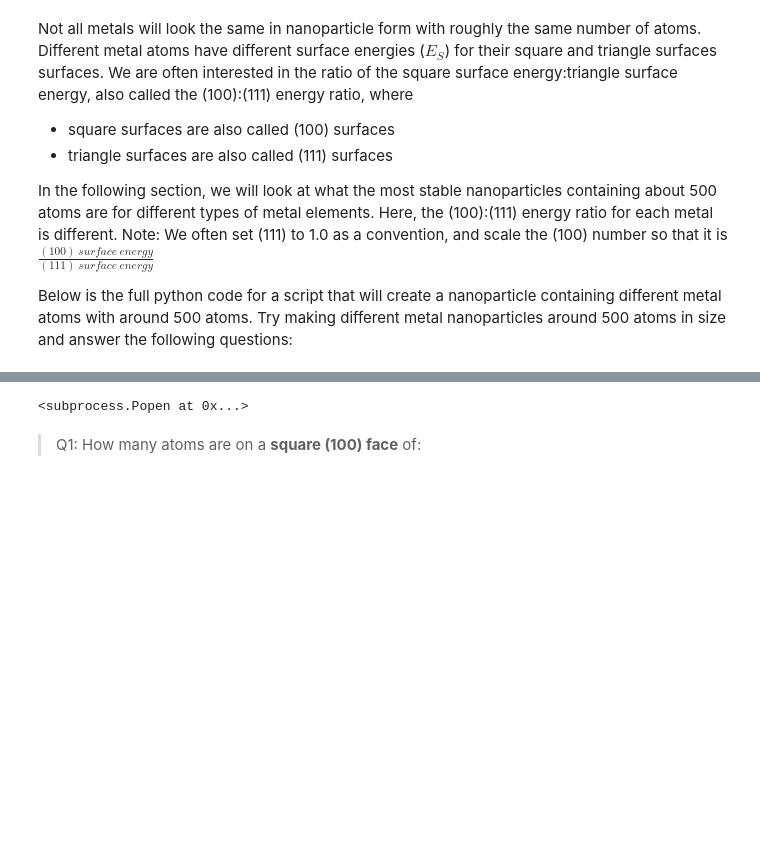
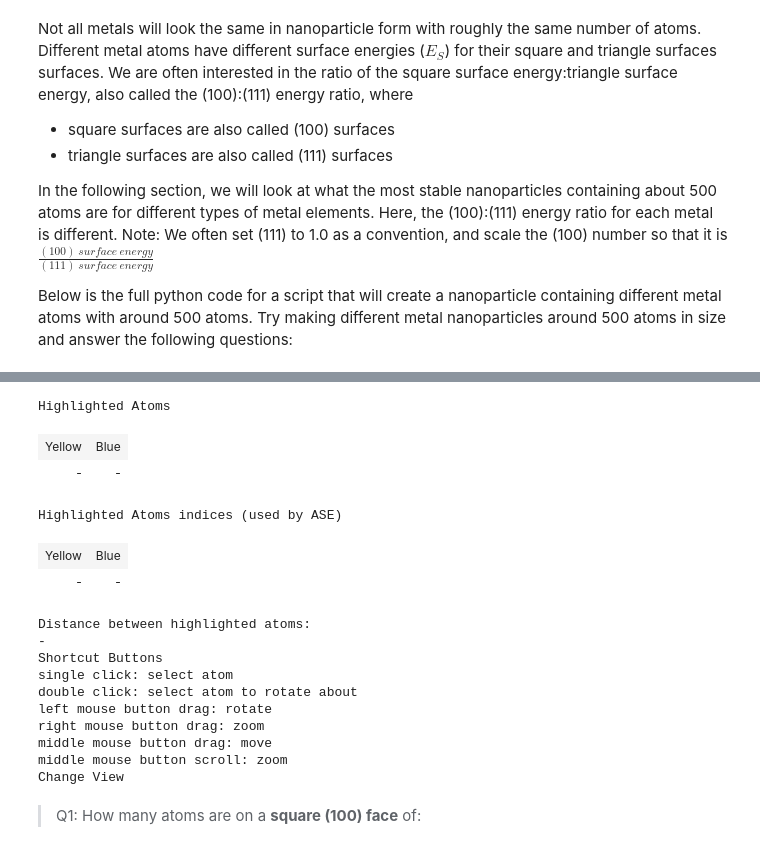
Before and after one commit to GardenGroupUO/Computational_Silver_Nanoparticle_Exercise, a Jupyter notebook: 2.5_Types_of_Metal_Nanoparticles.ipynb, the cells around one changed output, grey strips where cells are left out. Saved outputs shown, nothing was run; the diff lists cells and outputs as text; code cells hidden in the pictures; blank space fills up the shorter version.

```diff
--- a/2.5_Types_of_Metal_Nanoparticles.ipynb
+++ b/2.5_Types_of_Metal_Nanoparticles.ipynb
@@ -14,6 +35,6 @@ Below is the full python code for a script that will create a nanoparticle conta
 # %%
 from ase.cluster import wulff_construction
-from ase.visualize import view
+from Computational_Silver_Nanoparticle_Exercise_Data.viewer.x3d_viewer import view_x3d
 
 #### Change the element below and compare the changes ####
 symbol = 'Ag' # options: 'Ac', 'Ag', 'Au', 'Cu', 'Ir', 'Ni', 'Pd', 'Pt', 'Th', 'Yb'
@@ -21,35 +42,50 @@ symbol = 'Ag' # options: 'Ac', 'Ag', 'Au', 'Cu', 'Ir', 'Ni', 'Pd', 'Pt', 'Th', '
 # You don't need to edit the code here, unless you feel like messing around ...
 if symbol == 'Ac':
     surf_e_100 = 0.9720
 elif symbol == 'Ag':
     surf_e_100 = 1.1808
 elif symbol == 'Au':
     surf_e_100 = 1.4648
 elif symbol == 'Cu':
     surf_e_100 = 1.2815
 elif symbol == 'Ir':
     surf_e_100 = 1.3981
 elif symbol == 'Ni':
     surf_e_100 = 1.3942
 elif symbol == 'Pd':
     surf_e_100 = 1.3725
 elif symbol == 'Pt':
     surf_e_100 = 1.4648
 elif symbol == 'Th':
     surf_e_100 = 1.1419
 elif symbol == 'Yb':
     surf_e_100 = 1.4465
 
 surf_e_111 = 1.0
 esurf = [surf_e_100,surf_e_111]
 surfaces = [(1,0,0),(1,1,1)]
 size = 500
 
 atoms = wulff_construction(symbol,surfaces,esurf,size,'fcc',rounding='above')
 atoms.cell=[0,0,0]
-view(atoms)
+view_x3d(atoms,'Exercise_2.5')
 # %% [output]
-<subprocess.Popen at 0x...>
+Highlighted Atoms
+| Yellow | Blue |
+| - | - |
+Highlighted Atoms indices (used by ASE)
+| Yellow | Blue |
+| - | - |
+Distance between highlighted atoms:
+-
+Shortcut Buttons
+single click: select atom
+double click: select atom to rotate about
+left mouse button drag: rotate
+right mouse button drag: zoom
+middle mouse button drag: move
+middle mouse button scroll: zoom
+Change View
 # %% [markdown]
 >Q1: How many atoms are on a **square (100) face** of:
 # %% [markdown]
```
Also changed, not shown: parts of 1 cell of this notebook, 8 other files.
